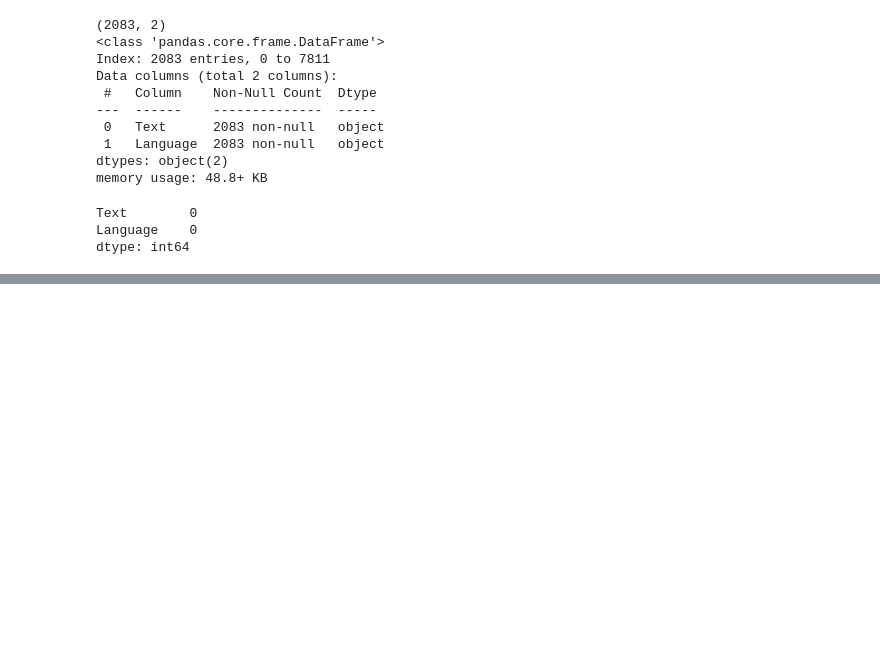
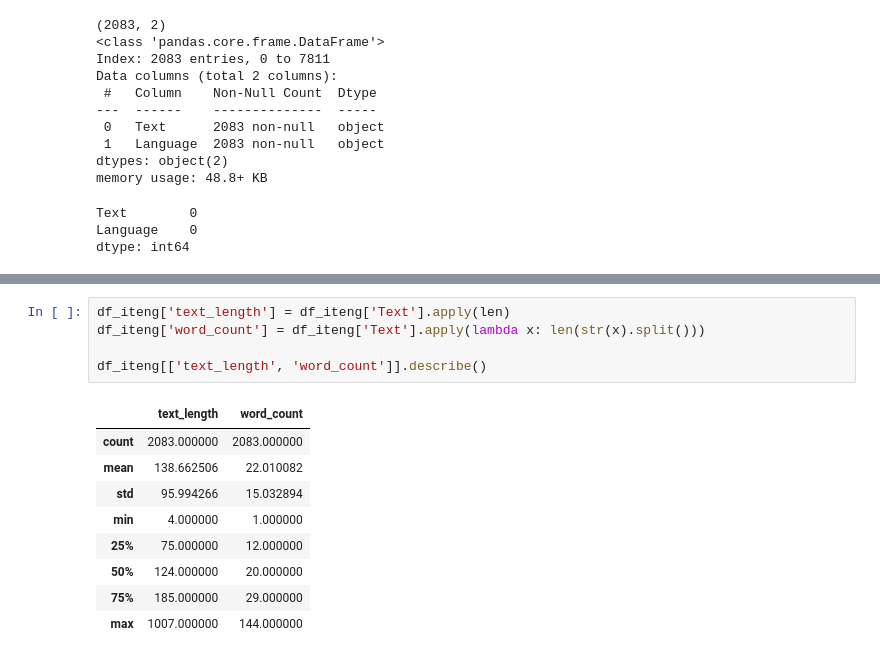
Before and after one commit to Simone-Smaldore/Language-Classifier, a Jupyter notebook: Data_cleaning.ipynb, the cells around one changed output, grey strips where cells are left out. Saved outputs shown, nothing was run; the diff lists cells and outputs as text; blank space fills up the shorter version.

```diff
--- a/Data_cleaning.ipynb
+++ b/Data_cleaning.ipynb
@@ -40,0 +50,15 @@ Name: Text, dtype: object
+# %%
+df_iteng['text_length'] = df_iteng['Text'].apply(len)
+df_iteng['word_count'] = df_iteng['Text'].apply(lambda x: len(str(x).split()))
+
+df_iteng[['text_length', 'word_count']].describe()
+# %% [output]
+|  | text_length | word_count |
+| count | 2083.000000 | 2083.000000 |
+| mean | 138.662506 | 22.010082 |
+| std | 95.994266 | 15.032894 |
+| min | 4.000000 | 1.000000 |
+| 25% | 75.000000 | 12.000000 |
+| 50% | 124.000000 | 20.000000 |
+| 75% | 185.000000 | 29.000000 |
+| max | 1007.000000 | 144.000000 |
```
Also changed, not shown: parts of 6 cells of this notebook, 3 other files.
